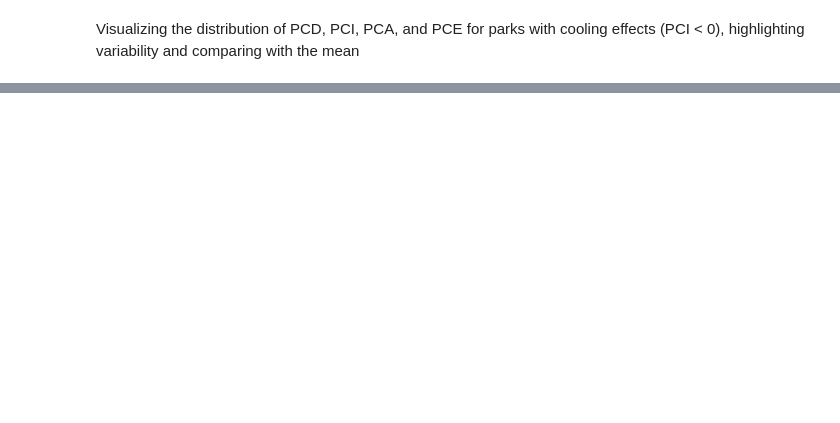
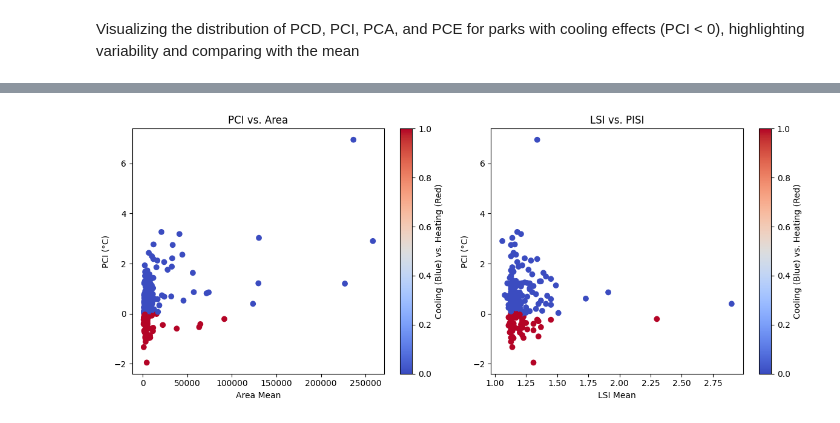
Before and after one commit to NourahAlhosain/CASA-Disso-25, a Jupyter notebook: 05_CoolingImpactCalculations.ipynb, the cells around one changed output, grey strips where cells are left out. Saved outputs shown, nothing was run; the diff lists cells and outputs as text; code cells hidden in the pictures; blank space fills up the shorter version.

```diff
--- a/05_CoolingImpactCalculations.ipynb
+++ b/05_CoolingImpactCalculations.ipynb
@@ -481,0 +520,19 @@ plt.show()
+# %%
+# Scatter plot of PCI vs. Area and LSI
+plt.figure(figsize=(12, 5))
+plt.subplot(1, 2, 1)
+plt.scatter(parks_gdf['area_m2'], parks_gdf['PCI'], c=parks_gdf['PCI'] < 0, cmap='coolwarm')
+plt.title('PCI vs. Area')
+plt.xlabel('Area Mean')
+plt.ylabel('PCI (°C)')
+plt.colorbar(label='Cooling (Blue) vs. Heating (Red)')
+plt.subplot(1, 2, 2)
+plt.scatter(parks_gdf['LSI'], parks_gdf['PCI'], c=parks_gdf['PCI'] < 0, cmap='coolwarm')
+plt.title('LSI vs. PISI')
+plt.xlabel('LSI Mean')
+plt.ylabel('PCI (°C)')
+plt.colorbar(label='Cooling (Blue) vs. Heating (Red)')
+plt.tight_layout()
+plt.show()
+# %% [output]
+[figure, added]
```
Also changed, not shown: parts of 8 cells of this notebook, 11 other files.
